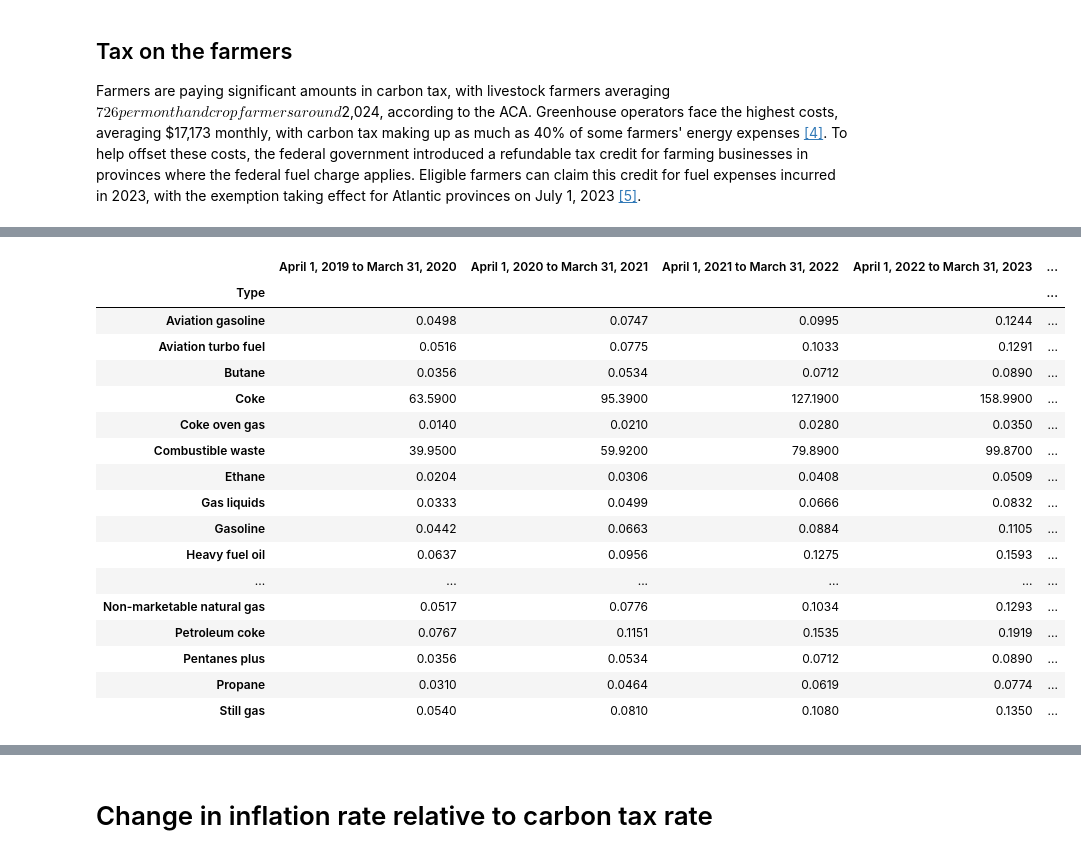
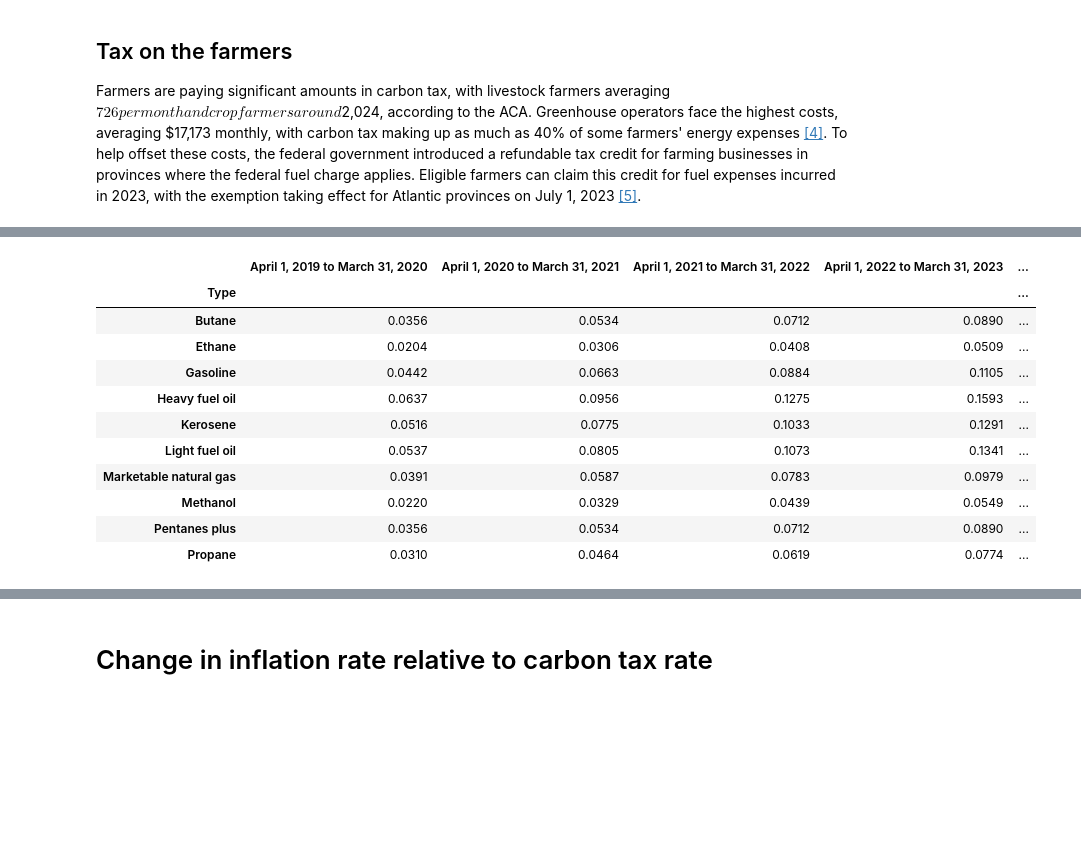
Before and after one commit to Matthew-S-Chiasson/CS2545-Analytics-on-the-price-of-Groceries-due-to-the-Carbon-Tax, a Jupyter notebook: Carbon_Tax_Data_Observations.ipynb, the cells around one changed output, grey strips where cells are left out. Drawn from its saved outputs; the diff is of its cells as text; code cells hidden in the pictures; blank space fills up the shorter version.

Commit message:
Droped all irrelavent emmision types from the dataframe, and ploted the new rate per year.

```diff
--- a/Carbon_Tax_Data_Observations.ipynb
+++ b/Carbon_Tax_Data_Observations.ipynb
@@ -145,25 +149,40 @@ plt.show()
 # %%
+import pandas as pd
+import matplotlib.pyplot as plt
 carbon_tax = pd.read_csv("Sources/Carbon tax rates.csv")
 carbon_tax = carbon_tax.dropna()
 carbon_tax = carbon_tax.set_index('Type')
-carbon_tax = carbon_tax.drop(['Unit'], axis=1)
+# Drop the 'Unit' column
+if 'Unit' in carbon_tax.columns:
+    carbon_tax = carbon_tax.drop(['Unit'], axis=1)
+
+# Keep only the relevant fuel types
+relevant_fuels = [
+    'Gasoline',
+    'Light fuel oil',
+    'Heavy fuel oil',
+    'Propane',
+    'Marketable natural gas',
+    'Kerosene',
+    'Butane',
+    'Pentanes plus',
+    'Ethane',
+    'Methanol'
+]
+
+carbon_tax = carbon_tax.loc[carbon_tax.index.isin(relevant_fuels)]
+
 carbon_tax
 # %% [output]
 |  | April 1, 2019 to March 31, 2020 | April 1, 2020 to March 31, 2021 | April 1, 2021 to March 31, 2022 | April 1, 2022 to March 31, 2023 | ... |
 | Type |  |  |  |  | ... |
-| Aviation gasoline | 0.0498 | 0.0747 | 0.0995 | 0.1244 | ... |
-| Aviation turbo fuel | 0.0516 | 0.0775 | 0.1033 | 0.1291 | ... |
 | Butane | 0.0356 | 0.0534 | 0.0712 | 0.0890 | ... |
-| Coke | 63.5900 | 95.3900 | 127.1900 | 158.9900 | ... |
-| Coke oven gas | 0.0140 | 0.0210 | 0.0280 | 0.0350 | ... |
-| Combustible waste | 39.9500 | 59.9200 | 79.8900 | 99.8700 | ... |
 | Ethane | 0.0204 | 0.0306 | 0.0408 | 0.0509 | ... |
-| Gas liquids | 0.0333 | 0.0499 | 0.0666 | 0.0832 | ... |
 | Gasoline | 0.0442 | 0.0663 | 0.0884 | 0.1105 | ... |
 | Heavy fuel oil | 0.0637 | 0.0956 | 0.1275 | 0.1593 | ... |
-| ... | ... | ... | ... | ... | ... |
-| Non-marketable natural gas | 0.0517 | 0.0776 | 0.1034 | 0.1293 | ... |
-| Petroleum coke | 0.0767 | 0.1151 | 0.1535 | 0.1919 | ... |
+| Kerosene | 0.0516 | 0.0775 | 0.1033 | 0.1291 | ... |
+| Light fuel oil | 0.0537 | 0.0805 | 0.1073 | 0.1341 | ... |
+| Marketable natural gas | 0.0391 | 0.0587 | 0.0783 | 0.0979 | ... |
+| Methanol | 0.0220 | 0.0329 | 0.0439 | 0.0549 | ... |
 | Pentanes plus | 0.0356 | 0.0534 | 0.0712 | 0.0890 | ... |
 | Propane | 0.0310 | 0.0464 | 0.0619 | 0.0774 | ... |
-| Still gas | 0.0540 | 0.0810 | 0.1080 | 0.1350 | ... |
```
Also changed, not shown: parts of 6 cells of this notebook.
